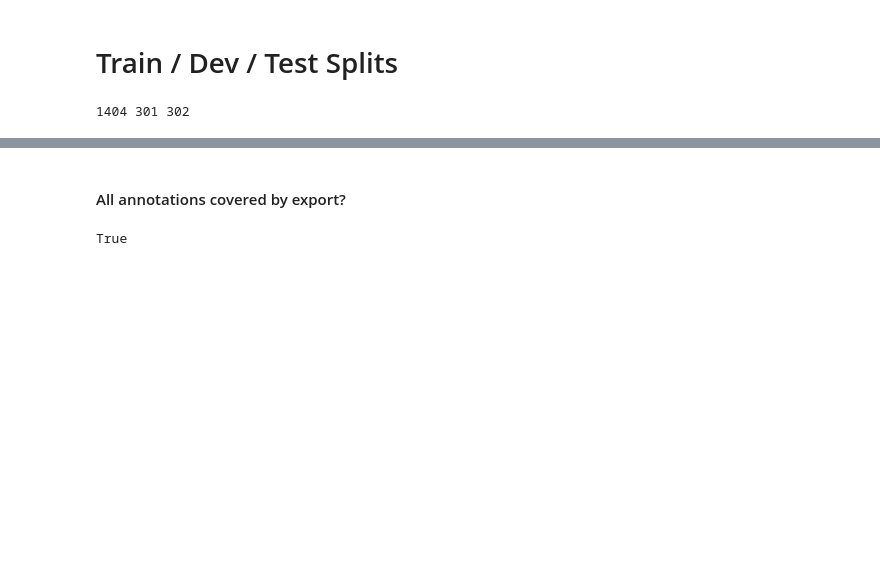
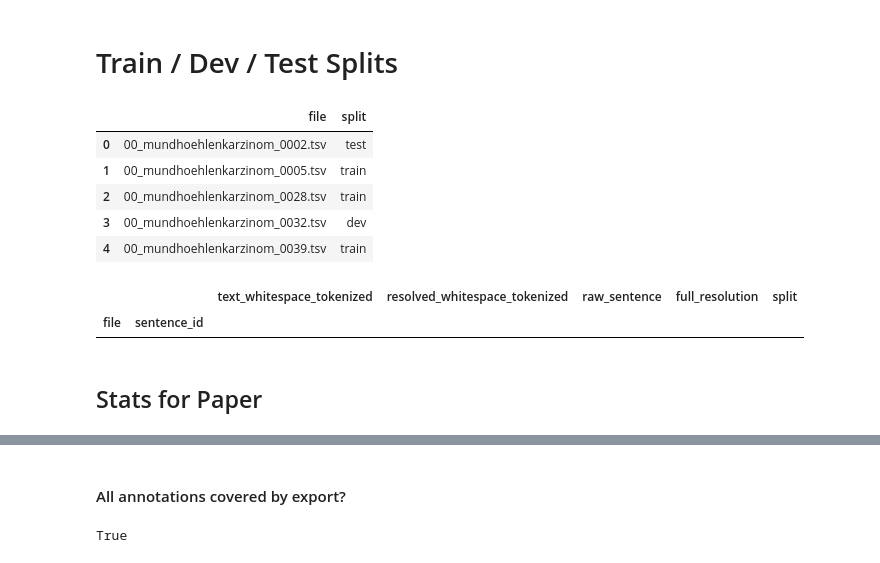
Before and after one commit to hpi-dhc/ggponc_annotation, a Jupyter notebook: notebooks/05_Ellipses.ipynb, the cells around one changed output, grey strips where cells are left out. Drawn from its saved outputs; the diff is of its cells as text; code cells hidden in the pictures; blank space fills up the shorter version.

```diff
--- a/notebooks/05_Ellipses.ipynb
+++ b/notebooks/05_Ellipses.ipynb
@@ -292,15 +299,23 @@ fragments = create_export(clean_results[clean_results.fragment])
 # %%
 files = list(fragments.index.levels[0].unique())
+# %%
+splits = pd.read_csv('../data/ellipses/ellipses_splits.csv')
+splits.head()
+# %% [output]
+|  | file | split |
+| 0 | 00_mundhoehlenkarzinom_0002.tsv | test |
+| 1 | 00_mundhoehlenkarzinom_0005.tsv | train |
+| 2 | 00_mundhoehlenkarzinom_0028.tsv | train |
+| 3 | 00_mundhoehlenkarzinom_0032.tsv | dev |
+| 4 | 00_mundhoehlenkarzinom_0039.tsv | train |
 # %%
-train_ratio = 0.7
-dev_ratio = 0.15
-test_ratio = 0.15
-
-x_train, _x_test = train_test_split(files, test_size=1 - train_ratio, random_state=1)
-
-x_dev, x_test = train_test_split(_x_test, test_size=test_ratio/(test_ratio + dev_ratio), random_state=42)
-
-print(len(x_train), len(x_dev), len(x_test))
+#train_ratio = 0.7
+#dev_ratio = 0.15
+#test_ratio = 0.15
+#
+#x_train, _x_test = train_test_split(files, test_size=1 - train_ratio, random_state=1)
+#
+#x_dev, x_test = train_test_split(_x_test, test_size=test_ratio/(test_ratio + dev_ratio), random_state=42)
+#
+#print(len(x_train), len(x_dev), len(x_test))
-# %% [output]
-1404 301 302
 # %%
@@ -310 +325,7 @@ fragments.loc[x_test, 'split'] = 'test'
 fragments.reset_index().to_csv('../../data_ggponc/ellipses/ggponc_ellipses_compounds.tsv', sep='\t', index=False)
+# %%
+# Should be empty
+fragments[fragments.split.isna()]
+# %% [output]
+|  |  | text_whitespace_tokenized | resolved_whitespace_tokenized | raw_sentence | full_resolution | split |
+| file | sentence_id |  |  |  |  |  |
@@ -326,0 +346,2 @@ show_random(frgm[(frgm.file == f) & (frgm.sentence_id == int(s))])
+# %% [markdown]
+## Stats for Paper
```
Also changed, not shown: parts of 25 cells of this notebook.
